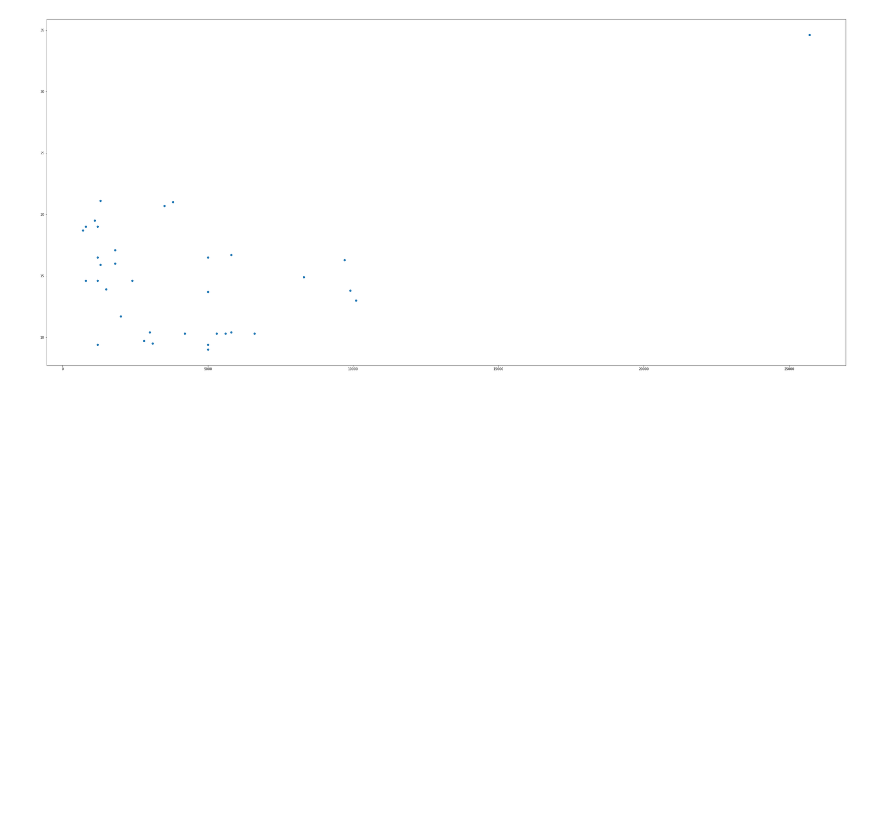
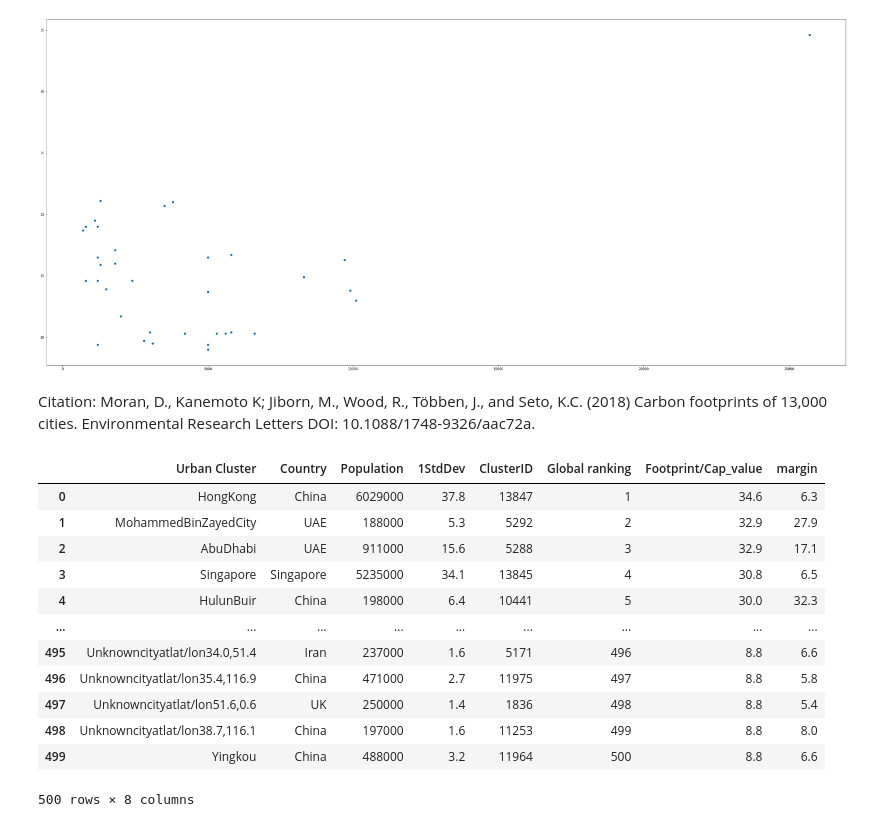
Before and after one commit to 107SBakst/107SBakst.github.io, a Jupyter notebook: Python/Project_chart1.ipynb, the cells around one changed output. Cells and saved outputs as stored; diff of their text form; code cells hidden in the pictures; blank space fills up the shorter version.

```diff
--- a/Python/Project_chart1.ipynb
+++ b/Python/Project_chart1.ipynb
@@ -42,15 +42,32 @@ plt.scatter(x, y)
 # %% [output]
 <matplotlib.collections.PathCollection at 0x...>
 [figure]
+# %% [markdown]
+Citation: Moran, D., Kanemoto K; Jiborn, M., Wood, R., Többen, J., and Seto, K.C. (2018) Carbon footprints of 13,000 cities. Environmental Research Letters DOI: 10.1088/1748-9326/aac72a.
 # %%
 url = "https://citycarbonfootprints.info/GGMCF_top500citiesPercap.txt" # This is to get the data from the url. This file is not being saved locally.
 df = pd.read_table(url) # Data is in txt file format. So read_table is needed.
 df
 df[['Footprint/Cap_value', 'margin']] = df['Footprint/Cap (t CO2/cap)'].str.split(' &', 1, expand=True)
 df['margin'] = df['margin'].str.lstrip('plusmn;')
 df['margin'].astype(float)
 df['Footprint/Cap_value'].astype(float)
 df['Urban Cluster'] = df['Urban Cluster'].str.replace('Country of Singapore', 'Singapore')
 df['Urban Cluster'] = df['Urban Cluster'].str.replace('Hong Kong SAR', 'Hong Kong')
 df['Urban Cluster'] = df['Urban Cluster'].str.replace(' ', '')
 df = df.drop(columns=['Footprint (Mt CO2)', 'Footprint/Cap (t CO2/cap)'])
+df
+# %% [output]
+|  | Urban Cluster | Country | Population | 1StdDev | ClusterID | Global ranking | Footprint/Cap_value | margin |
+| 0 | HongKong | China | 6029000 | 37.8 | 13847 | 1 | 34.6 | 6.3 |
+| 1 | MohammedBinZayedCity | UAE | 188000 | 5.3 | 5292 | 2 | 32.9 | 27.9 |
+| 2 | AbuDhabi | UAE | 911000 | 15.6 | 5288 | 3 | 32.9 | 17.1 |
+| 3 | Singapore | Singapore | 5235000 | 34.1 | 13845 | 4 | 30.8 | 6.5 |
+| 4 | HulunBuir | China | 198000 | 6.4 | 10441 | 5 | 30.0 | 32.3 |
+| ... | ... | ... | ... | ... | ... | ... | ... | ... |
+| 495 | Unknowncityatlat/lon34.0,51.4 | Iran | 237000 | 1.6 | 5171 | 496 | 8.8 | 6.6 |
+| 496 | Unknowncityatlat/lon35.4,116.9 | China | 471000 | 2.7 | 11975 | 497 | 8.8 | 5.8 |
+| 497 | Unknowncityatlat/lon51.6,0.6 | UK | 250000 | 1.4 | 1836 | 498 | 8.8 | 5.4 |
+| 498 | Unknowncityatlat/lon38.7,116.1 | China | 197000 | 1.6 | 11253 | 499 | 8.8 | 8.0 |
+| 499 | Yingkou | China | 488000 | 3.2 | 11964 | 500 | 8.8 | 6.6 |
+500 rows × 8 columns
```
Also changed, not shown: parts of 4 cells of this notebook.
